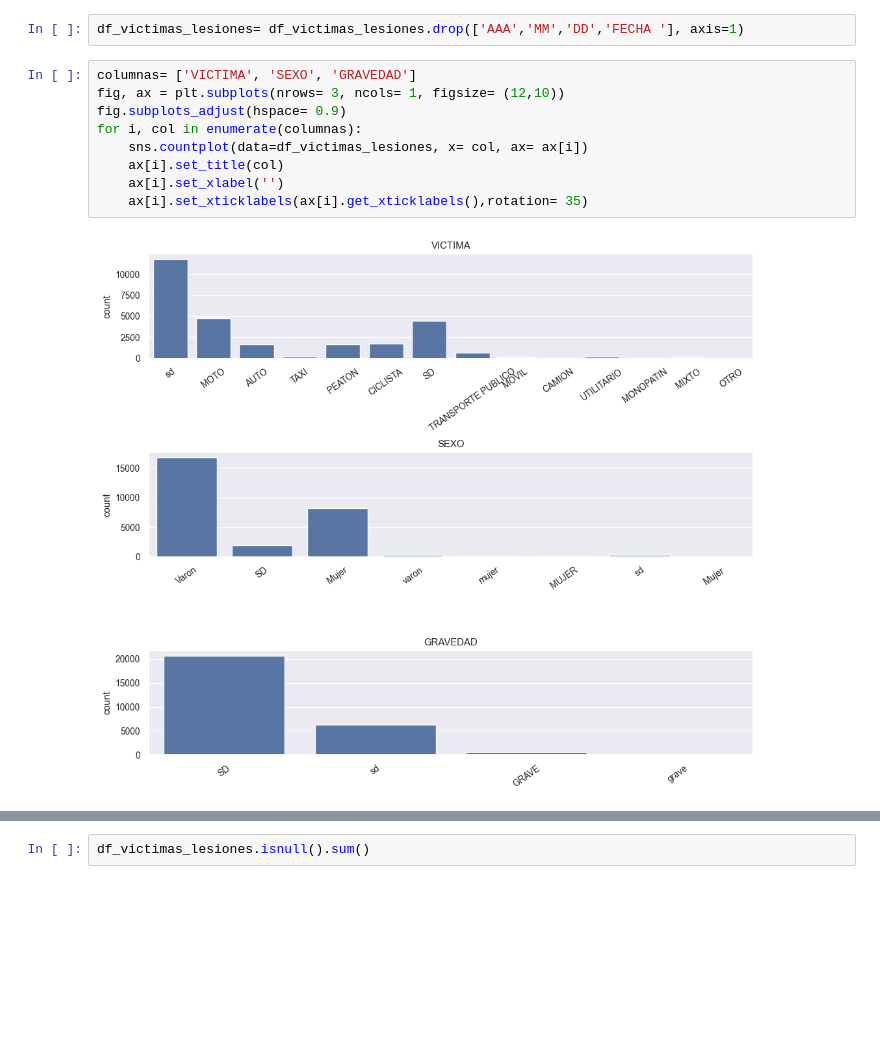
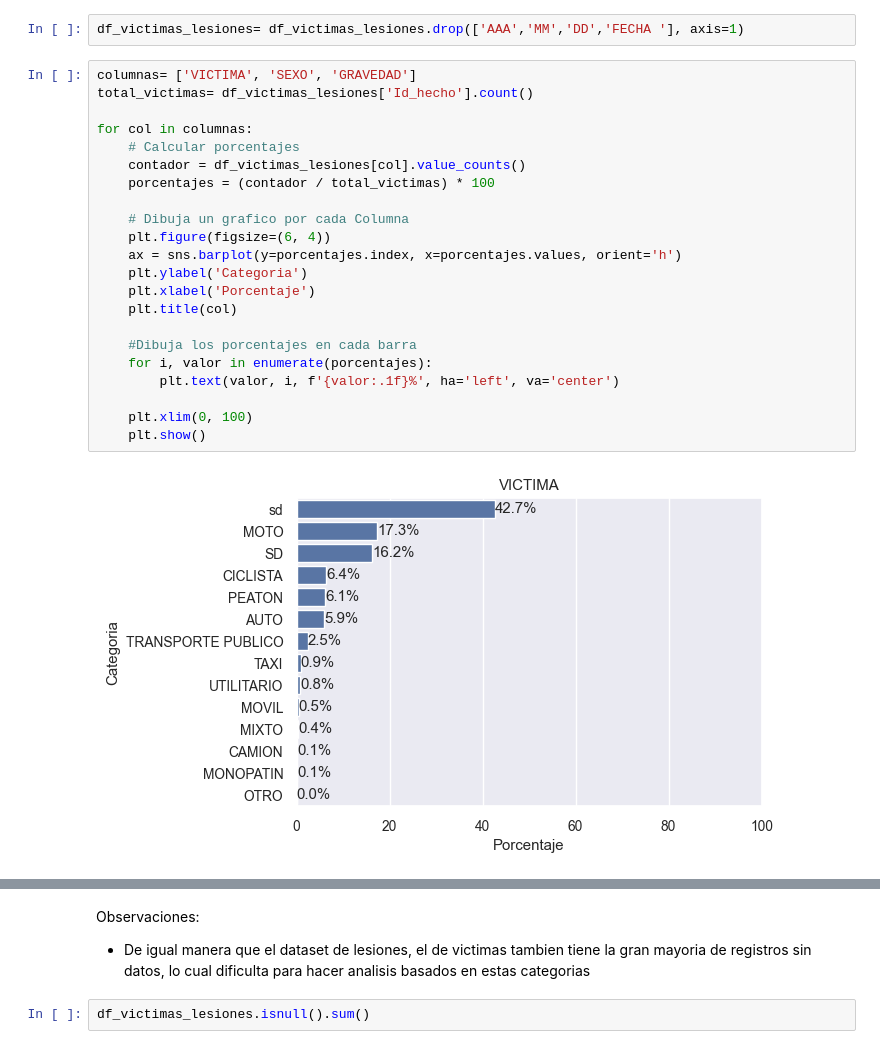
Before and after one commit to nelvinvelazco/henry-PI-SiniestrosViales, a Jupyter notebook: EDA_Lesionados.ipynb, the cells around one changed output, grey strips where cells are left out. Saved outputs shown, nothing was run; the diff lists cells and outputs as text; blank space fills up the shorter version.

```diff
--- a/EDA_Lesionados.ipynb
+++ b/EDA_Lesionados.ipynb
@@ -284,14 +307,27 @@ df_victimas_lesiones = df_victimas_lesiones.rename(columns={'VEHICULO_VICTIMA':
 Eliminamos las Columnas AAA, MM, DD y FECHA ya que estos datos estan en la tabla hechos y por lo tanto estan dedundando
 # %%
 df_victimas_lesiones= df_victimas_lesiones.drop(['AAA','MM','DD','FECHA '], axis=1)
-# %%
-columnas= ['VICTIMA', 'SEXO', 'GRAVEDAD']
-fig, ax = plt.subplots(nrows= 3, ncols= 1, figsize= (12,10))
-fig.subplots_adjust(hspace= 0.9)
-for i, col in enumerate(columnas):
-    sns.countplot(data=df_victimas_lesiones, x= col, ax= ax[i])
-    ax[i].set_title(col)
-    ax[i].set_xlabel('')
-    ax[i].set_xticklabels(ax[i].get_xticklabels(),rotation= 35)
-# %% [output]
-[figure, removed]
+# %%
+columnas= ['VICTIMA', 'SEXO', 'GRAVEDAD']
+total_victimas= df_victimas_lesiones['Id_hecho'].count()
+
+for col in columnas:
+    # Calcular porcentajes
+    contador = df_victimas_lesiones[col].value_counts()
+    porcentajes = (contador / total_victimas) * 100
+
+    # Dibuja un grafico por cada Columna
+    plt.figure(figsize=(6, 4))
+    ax = sns.barplot(y=porcentajes.index, x=porcentajes.values, orient='h')
+    plt.ylabel('Categoria')
+    plt.xlabel('Porcentaje')
+    plt.title(col)
+
+    #Dibuja los porcentajes en cada barra
+    for i, valor in enumerate(porcentajes):
+        plt.text(valor, i, f'{valor:.1f}%', ha='left', va='center')
+
+    plt.xlim(0, 100)
+    plt.show()
+# %% [output]
+[figure, added]
@@ -298,3 +336,6 @@ for i, col in enumerate(columnas):
+# %% [markdown]
+Observaciones:
+- De igual manera que el dataset de lesiones, el de victimas tambien tiene la gran mayoria de registros sin datos, lo cual dificulta para hacer analisis basados en estas categorias
 # %%
 df_victimas_lesiones.isnull().sum()
 # %% [output]
```
Also changed, not shown: parts of 10 cells of this notebook, 1 other file.
